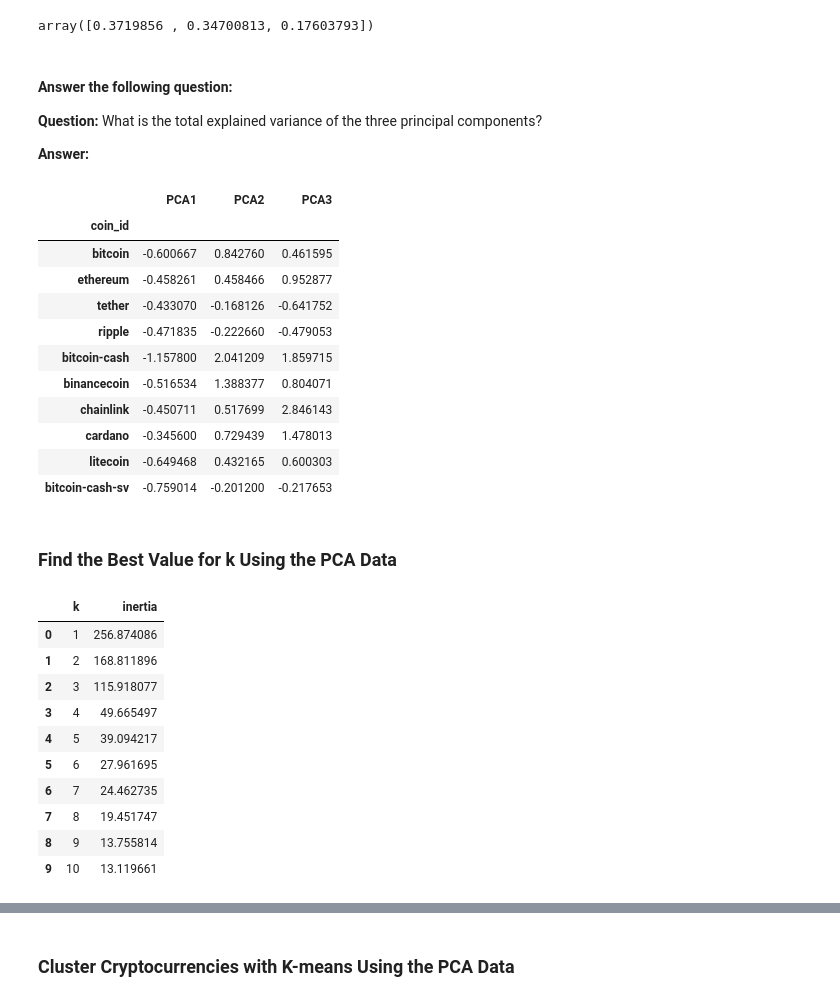
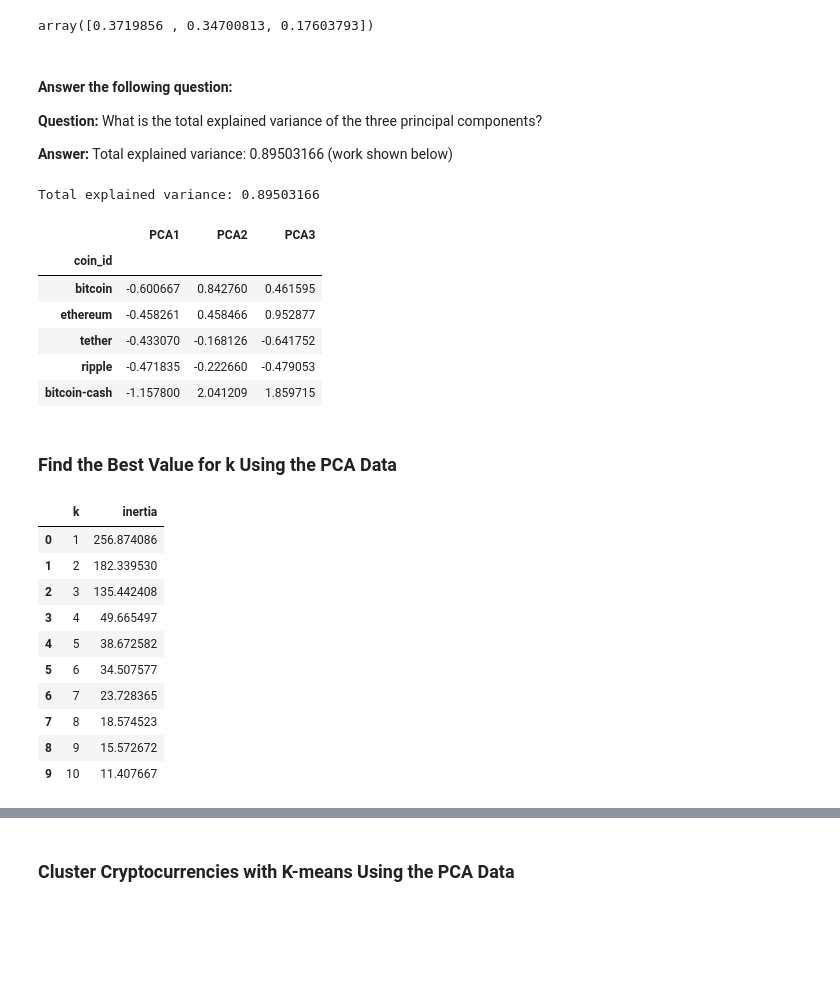
Before and after one commit to srhill12/CryptoClustering, a Jupyter notebook: Crypto_Clustering_starter_code.ipynb, the cells around one changed output, grey strips where cells are left out. Saved outputs shown, nothing was run; the diff lists cells and outputs as text; code cells hidden in the pictures; blank space fills up the shorter version.

```diff
--- a/Crypto_Clustering_starter_code.ipynb
+++ b/Crypto_Clustering_starter_code.ipynb
@@ -172,11 +197,13 @@ df_market_elbow.plot.line(x="k",
 ### Optimize Clusters with Principal Component Analysis.
 # %%
 # Create a PCA model instance and set `n_components=3`.
+pca = PCA(n_components=3)
 # %%
 # Use the PCA model with `fit_transform` on the original scaled DataFrame to reduce to three principal components.
-
+market_pca = pca.fit_transform(market_data_scaled)
 
 # View the first five rows of the DataFrame.
+market_pca[:5]
 # %% [output]
 array([[-0.60066733,  0.84276006,  0.46159457],
        [-0.45826071,  0.45846566,  0.95287678],
@@ -192,40 +228,49 @@ array([0.3719856 , 0.34700813, 0.17603793])
 
 **Question:** What is the total explained variance of the three principal components?
 
-**Answer:**
+**Answer:** Total explained variance: 0.89503166 (work shown below)
+# %%
+# list principal component variances
+variances = [0.3719856, 0.34700813, 0.17603793]
+# calculate total explained variance
+total_explained_variance = sum(variances)
+# print the result and answer above question
+print(f"Total explained variance:", total_explained_variance)
+# %% [output]
+Total explained variance: 0.89503166
 # %%
 # Create a new DataFrame with the PCA data.
 # Note: The code for this step is provided for you
 
 # Creating a DataFrame with the PCA data
-
+market_pca_df = pd.DataFrame(
+    market_pca,
+    columns=["PCA1", "PCA2", "PCA3"]
+)
 
 # Copy the crypto names from the original data
-
+market_pca_df["coin_id"] = market_data_df.index
 
 # Set the coinid column as index
-
+market_pca_df = market_pca_df.set_index("coin_id")
 
 # Display sample data
+market_pca_df.head()
 # %% [output]
 |  | PCA1 | PCA2 | PCA3 |
 | coin_id |  |  |  |
 | bitcoin | -0.600667 | 0.842760 | 0.461595 |
 | ethereum | -0.458261 | 0.458466 | 0.952877 |
 | tether | -0.433070 | -0.168126 | -0.641752 |
 | ripple | -0.471835 | -0.222660 | -0.479053 |
 | bitcoin-cash | -1.157800 | 2.041209 | 1.859715 |
-| binancecoin | -0.516534 | 1.388377 | 0.804071 |
-| chainlink | -0.450711 | 0.517699 | 2.846143 |
-| cardano | -0.345600 | 0.729439 | 1.478013 |
-| litecoin | -0.649468 | 0.432165 | 0.600303 |
-| bitcoin-cash-sv | -0.759014 | -0.201200 | -0.217653 |
 # %% [markdown]
 ### Find the Best Value for k Using the PCA Data
 # %%
 # Create a list with the number of k-values to try
 # Use a range from 1 to 11
-
+inertia = []
+k = list(range(1, 11))
 
 # Create an empty list to store the inertia values
 
@@ -235,27 +280,31 @@ array([0.3719856 , 0.34700813, 0.17603793])
 # 1. Create a KMeans model using the loop counter for the n_clusters
 # 2. Fit the model to the data using PCA DataFrame.
 # 3. Append the model.inertia_ to the inertia list
-
+for i in k:
+    k_model_pca = KMeans(n_clusters=i, n_init='auto', random_state=1)
+    k_model_pca.fit(market_pca_df)
+    inertia.append(k_model_pca.inertia_)
 
 # Create a dictionary with the data to plot the Elbow curve
-
+elbow_data_pca = {"k": k, "inertia": inertia}
 
 # Create a DataFrame with the data to plot the Elbow curve
-
+df_elbow_pca = pd.DataFrame(elbow_data_pca)
 
 # Display the DataFrame
+df_elbow_pca
 # %% [output]
 |  | k | inertia |
 | 0 | 1 | 256.874086 |
-| 1 | 2 | 168.811896 |
-| 2 | 3 | 115.918077 |
+| 1 | 2 | 182.339530 |
+| 2 | 3 | 135.442408 |
 | 3 | 4 | 49.665497 |
-| 4 | 5 | 39.094217 |
-| 5 | 6 | 27.961695 |
-| 6 | 7 | 24.462735 |
-| 7 | 8 | 19.451747 |
-| 8 | 9 | 13.755814 |
-| 9 | 10 | 13.119661 |
+| 4 | 5 | 38.672582 |
+| 5 | 6 | 34.507577 |
+| 6 | 7 | 23.728365 |
+| 7 | 8 | 18.574523 |
+| 8 | 9 | 15.572672 |
+| 9 | 10 | 11.407667 |
 # %%
 # Plot a line chart with all the inertia values computed with
 # the different values of k to visually identify the optimal value for k.
```
Also changed, not shown: parts of 12 cells of this notebook.
